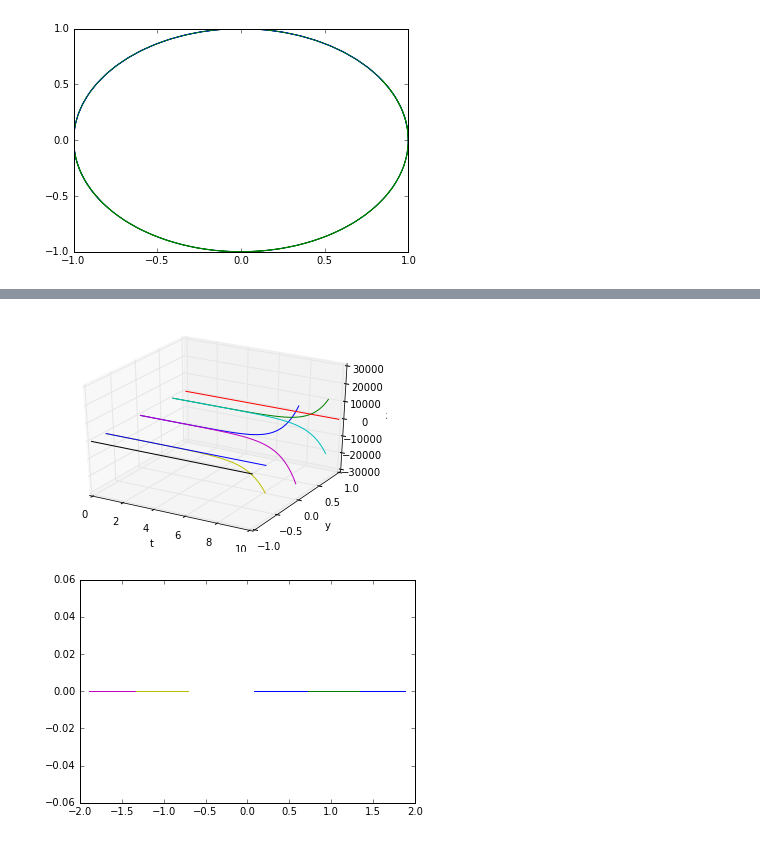
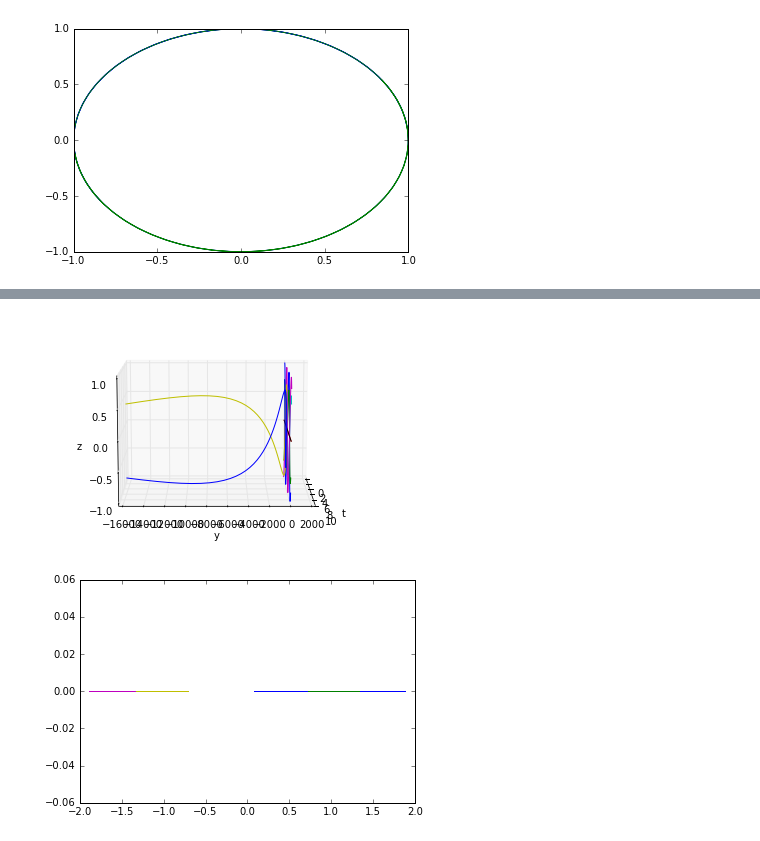
Before and after one commit to REL95/Comp-1421-Final-Project, a Jupyter notebook: Final Project (Grant, Nick, Robert) .ipynb, the cells around one changed output, grey strips where cells are left out. Saved outputs shown, nothing was run; the diff lists cells and outputs as text; code cells hidden in the pictures.

```diff
--- a/Final Project (Grant, Nick, Robert) .ipynb
+++ b/Final Project (Grant, Nick, Robert) .ipynb
@@ -656,21 +593,22 @@ plt.show()
 # %%
 from mpl_toolkits.mplot3d import Axes3D
 fig = plt.figure()
 ax = fig.gca(projection='3d')
 ax.plot(t, ring_path[:,0], ring_path[:,1])
 ax.plot(t, ring_path[:,6], ring_path[:,7])
 ax.plot(t, ring_path[:,12], ring_path[:,13])
 ax.plot(t, ring_path[:,18], ring_path[:,19])
 ax.plot(t, ring_path[:,24], ring_path[:,25])
 ax.plot(t, ring_path[:,30], ring_path[:,31])
 ax.plot(t, ring_path[:,36], ring_path[:,37])
 ax.plot(t, ring_path[:,42], ring_path[:,43])
 ax.set_xlabel('t')
 ax.set_ylabel('y')
 ax.set_zlabel('z')
+ax.view_init(10, 0)
 plt.show()
 # %% [output]
-[figure, old version]
+[figure, new version]
 # %%
 plt.plot(ring_path[:,1], ring_path[:,2])
 plt.plot(ring_path[:,7], ring_path[:,8])
```
Also changed, not shown: parts of 4 cells of this notebook.
